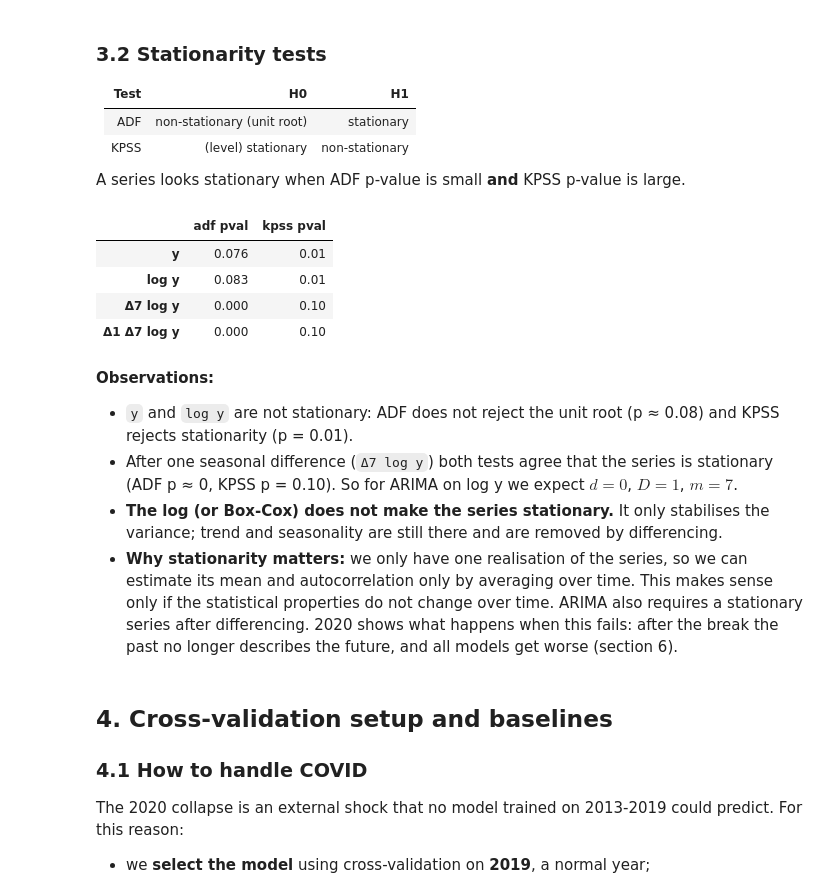
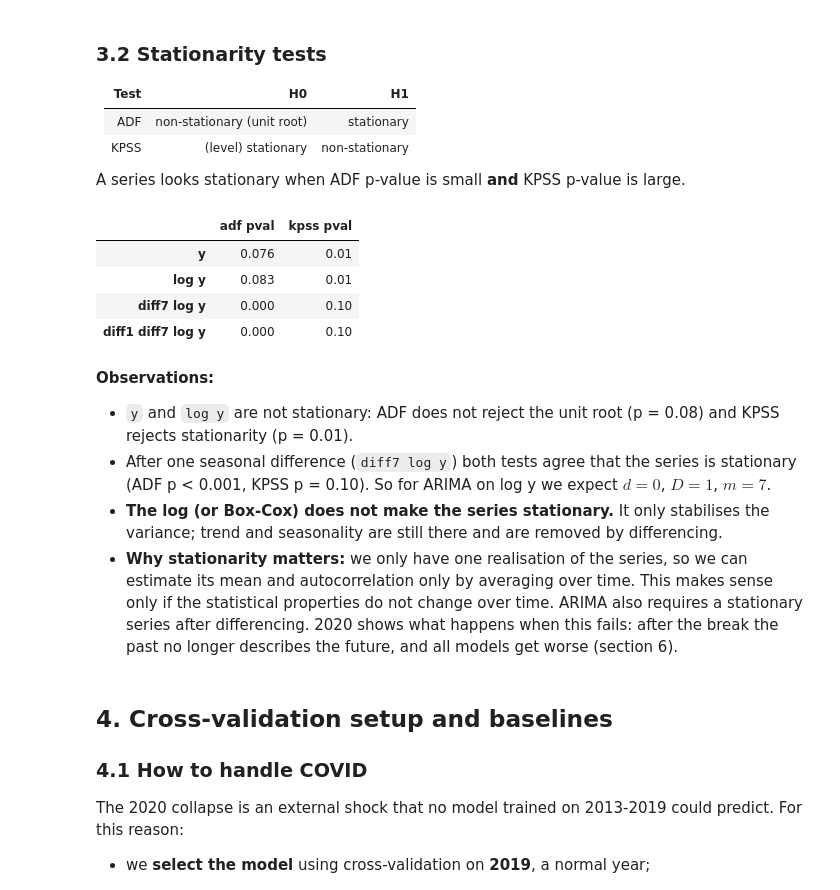
Before and after one commit to peykoff/minichallenge-forecasting, a Jupyter notebook: hotels_LA.ipynb, the cells around one changed output. Drawn from its saved outputs; the diff is of its cells as text; code cells hidden in the pictures.

```diff
--- a/hotels_LA.ipynb
+++ b/hotels_LA.ipynb
@@ -214,19 +212,19 @@ A series looks stationary when ADF p-value is small **and** KPSS p-value is larg
 # %%
 ly = np.log(y_pre)
 candidates = {'y': y_pre, 'log y': ly,
-              'Δ7 log y': ly.diff(7), 'Δ1 Δ7 log y': ly.diff(7).diff()}
+              'diff7 log y': ly.diff(7), 'diff1 diff7 log y': ly.diff(7).diff()}
 pd.DataFrame({k: {'adf pval': adfuller(s.dropna())[1], 'kpss pval': kpss(s.dropna())[1]}
               for k, s in candidates.items()}).T.round(3)
 # %% [output]
 |  | adf pval | kpss pval |
 | y | 0.076 | 0.01 |
 | log y | 0.083 | 0.01 |
-| Δ7 log y | 0.000 | 0.10 |
-| Δ1 Δ7 log y | 0.000 | 0.10 |
+| diff7 log y | 0.000 | 0.10 |
+| diff1 diff7 log y | 0.000 | 0.10 |
 # %% [markdown]
 **Observations:**
-* `y` and `log y` are not stationary: ADF does not reject the unit root (p ≈ 0.08) and KPSS rejects stationarity (p = 0.01).
-* After one seasonal difference (`Δ7 log y`) both tests agree that the series is stationary (ADF p ≈ 0, KPSS p = 0.10). So for ARIMA on log y we expect $d=0$, $D=1$, $m=7$.
+* `y` and `log y` are not stationary: ADF does not reject the unit root (p = 0.08) and KPSS rejects stationarity (p = 0.01).
+* After one seasonal difference (`diff7 log y`) both tests agree that the series is stationary (ADF p < 0.001, KPSS p = 0.10). So for ARIMA on log y we expect $d=0$, $D=1$, $m=7$.
 * **The log (or Box-Cox) does not make the series stationary.** It only stabilises the variance; trend and seasonality are still there and are removed by differencing.
 * **Why stationarity matters:** we only have one realisation of the series, so we can estimate its mean and autocorrelation only by averaging over time. This makes sense only if the statistical properties do not change over time. ARIMA also requires a stationary series after differencing. 2020 shows what happens when this fails: after the break the past no longer describes the future, and all models get worse (section 6).
 # %% [markdown]
```
Also changed, not shown: parts of 14 cells of this notebook.
